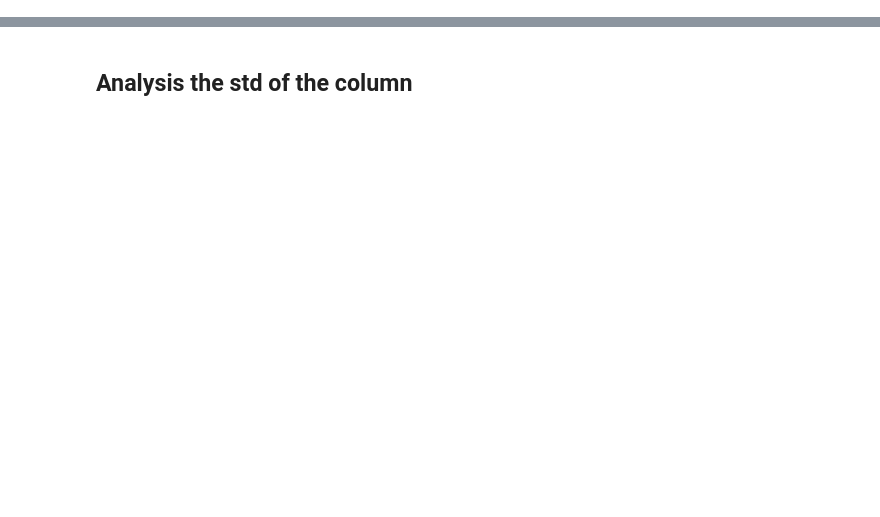
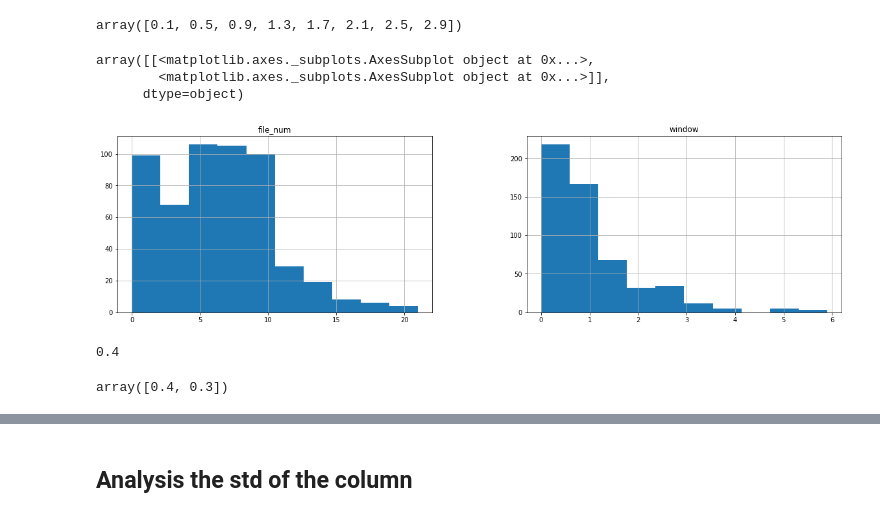
Before and after one commit to Flyfoxs/df_jf, a Jupyter notebook: notebook/analysis.ipynb, the cells around one changed output, grey strips where cells are left out. Saved outputs shown, nothing was run; the diff lists cells and outputs as text; code cells hidden in the pictures; blank space fills up the shorter version.

Commit message:
change back to window ratio

```diff
--- a/notebook/analysis.ipynb
+++ b/notebook/analysis.ipynb
@@ -68,0 +484,13 @@ sub.head()
+# %%
+np.round(np.arange(0.1, 3, 0.4),1)
+# %% [output]
+array([0.1, 0.5, 0.9, 1.3, 1.7, 2.1, 2.5, 2.9])
+# %%
+compare_col = ['file_num', 'window']
+tmp = estimate_score(0, 'lr_bin_8')
+tmp[compare_col].hist(figsize=(20, 5))
+# %% [output]
+array([[<matplotlib.axes._subplots.AxesSubplot object at 0x...>,
+        <matplotlib.axes._subplots.AxesSubplot object at 0x...>]],
+      dtype=object)
+[figure, added]
@@ -68,0 +499,12 @@ sub.head()
+# %%
+col_name='var006'
+para_name = 'momenta_impact_ratio'
+tmp = estimate_score(0, 'base_9')
+tmp = tmp.loc[tmp.col_name==col_name].sort_values('score_count', ascending=False).reset_index(drop=True)
+print(float(tmp.loc[0,para_name]))
+#, 'momenta_impact_ratio'].drop_duplicates()
+
+tmp[para_name].drop_duplicates()[:2].values
+# %% [output]
+0.4
+array([0.4, 0.3])
```
Also changed, not shown: parts of 97 cells of this notebook, 20 other files.
